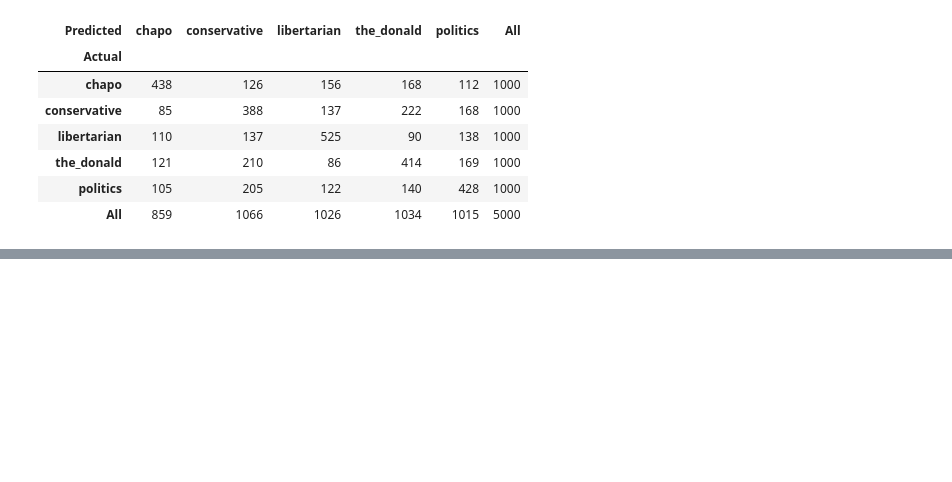
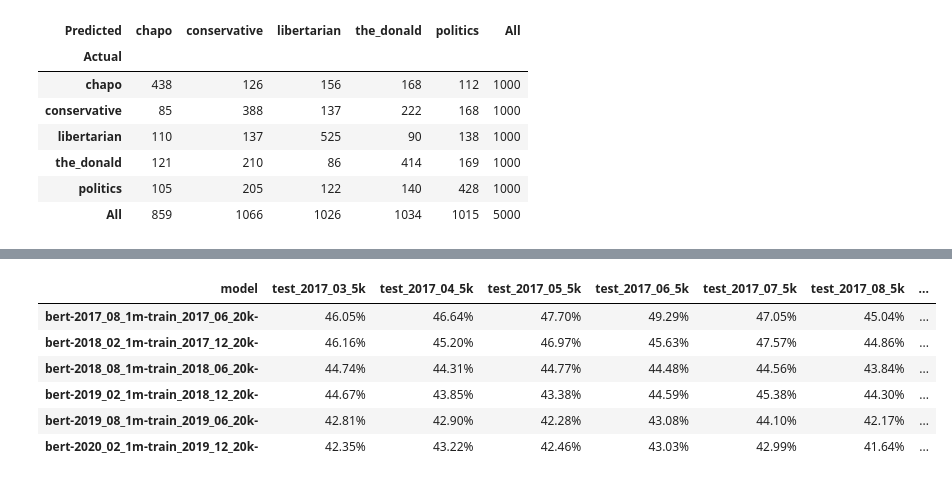
Before and after one commit to paul-rottger/temporal-adaptation, a Jupyter notebook: 4_evaluation/classification/evaluate_classification_results.ipynb, the cells around one changed output, grey strips where cells are left out. Drawn from its saved outputs; the diff is of its cells as text; code cells hidden in the pictures; blank space fills up the shorter version.

```diff
--- a/4_evaluation/classification/evaluate_classification_results.ipynb
+++ b/4_evaluation/classification/evaluate_classification_results.ipynb
@@ -383,7 +386,7 @@ pd.DataFrame.from_dict(scores, orient='index').rename(columns={0: f'{f1_types[0]
 F1_TYPE = 'macro'
 
 results = {}
-directory = '../../0_results/reddit/classification'
+directory = '../../0_results/reddit/classification/z_old'
 for filename in os.listdir(directory):
     if filename.endswith(".csv"):
         results[os.path.splitext(filename)[0]] = pd.read_csv(os.path.join(directory, filename))
@@ -408,9 +411,6 @@ out_df = pd.DataFrame.from_dict(score_series).reset_index().rename(columns={'ind
 
 out_df.set_index('model', inplace=True)
 
-# write to df for later use
-adapted_df = out_df.T.copy()
-
 cm = sns.color_palette('Greens', as_cmap=True)
 
 out_df.T.style.background_gradient(cmap=cm, axis = 0 ).format('{0:,.2%}')
@@ -443,0 +608,10 @@ bert-base-train-19-02-test-19-02
+# %%
+plot_F1_monthly('macro', 'shift+2')
+# %% [output]
+| model | test_2017_03_5k | test_2017_04_5k | test_2017_05_5k | test_2017_06_5k | test_2017_07_5k | test_2017_08_5k | ... |
+| bert-2017_08_1m-train_2017_06_20k- | 46.05% | 46.64% | 47.70% | 49.29% | 47.05% | 45.04% | ... |
+| bert-2018_02_1m-train_2017_12_20k- | 46.16% | 45.20% | 46.97% | 45.63% | 47.57% | 44.86% | ... |
+| bert-2018_08_1m-train_2018_06_20k- | 44.74% | 44.31% | 44.77% | 44.48% | 44.56% | 43.84% | ... |
+| bert-2019_02_1m-train_2018_12_20k- | 44.67% | 43.85% | 43.38% | 44.59% | 45.38% | 44.30% | ... |
+| bert-2019_08_1m-train_2019_06_20k- | 42.81% | 42.90% | 42.28% | 43.08% | 44.10% | 42.17% | ... |
+| bert-2020_02_1m-train_2019_12_20k- | 42.35% | 43.22% | 42.46% | 43.03% | 42.99% | 41.64% | ... |
```
Also changed, not shown: parts of 11 cells of this notebook, 2 other files.
